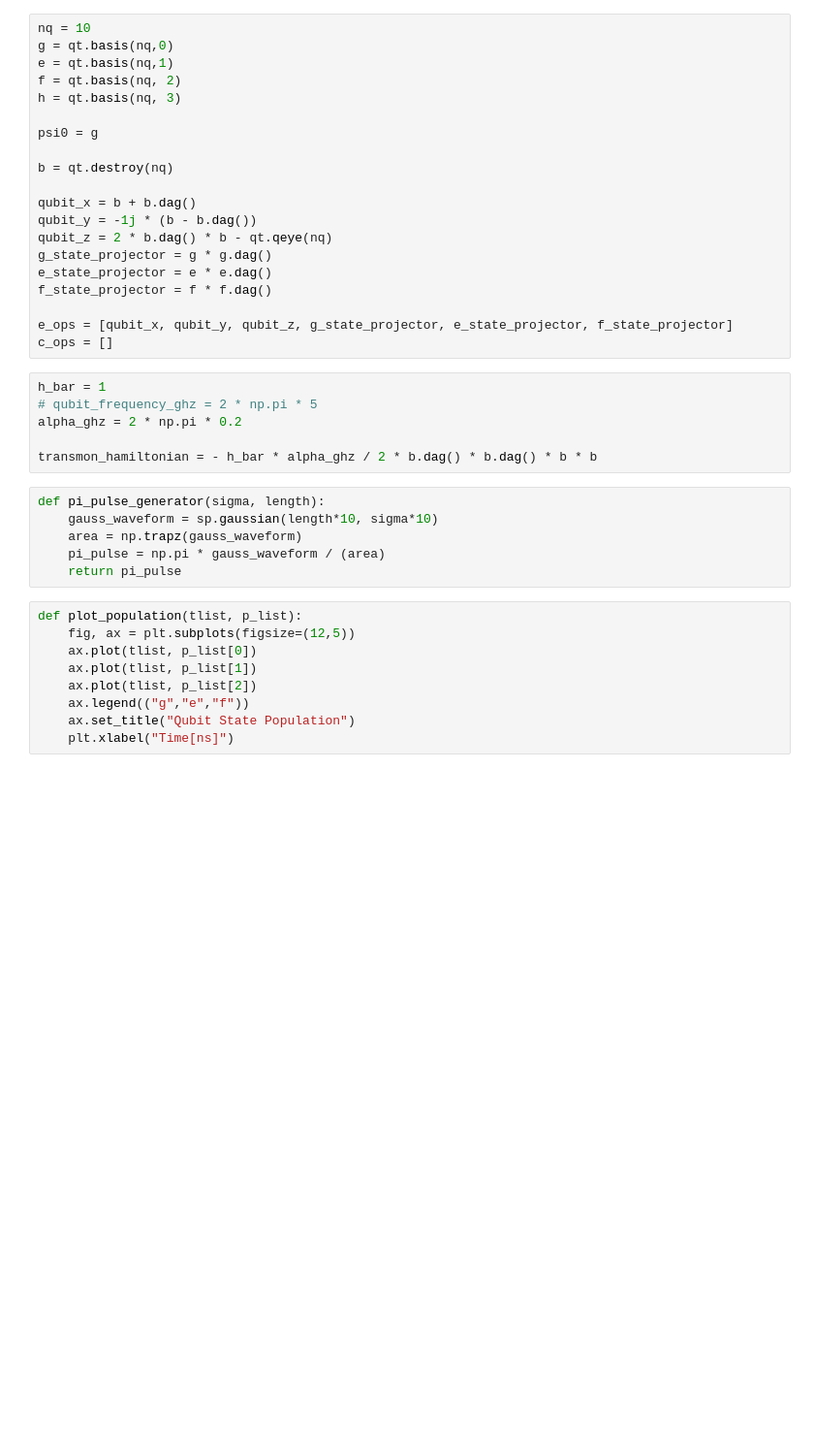
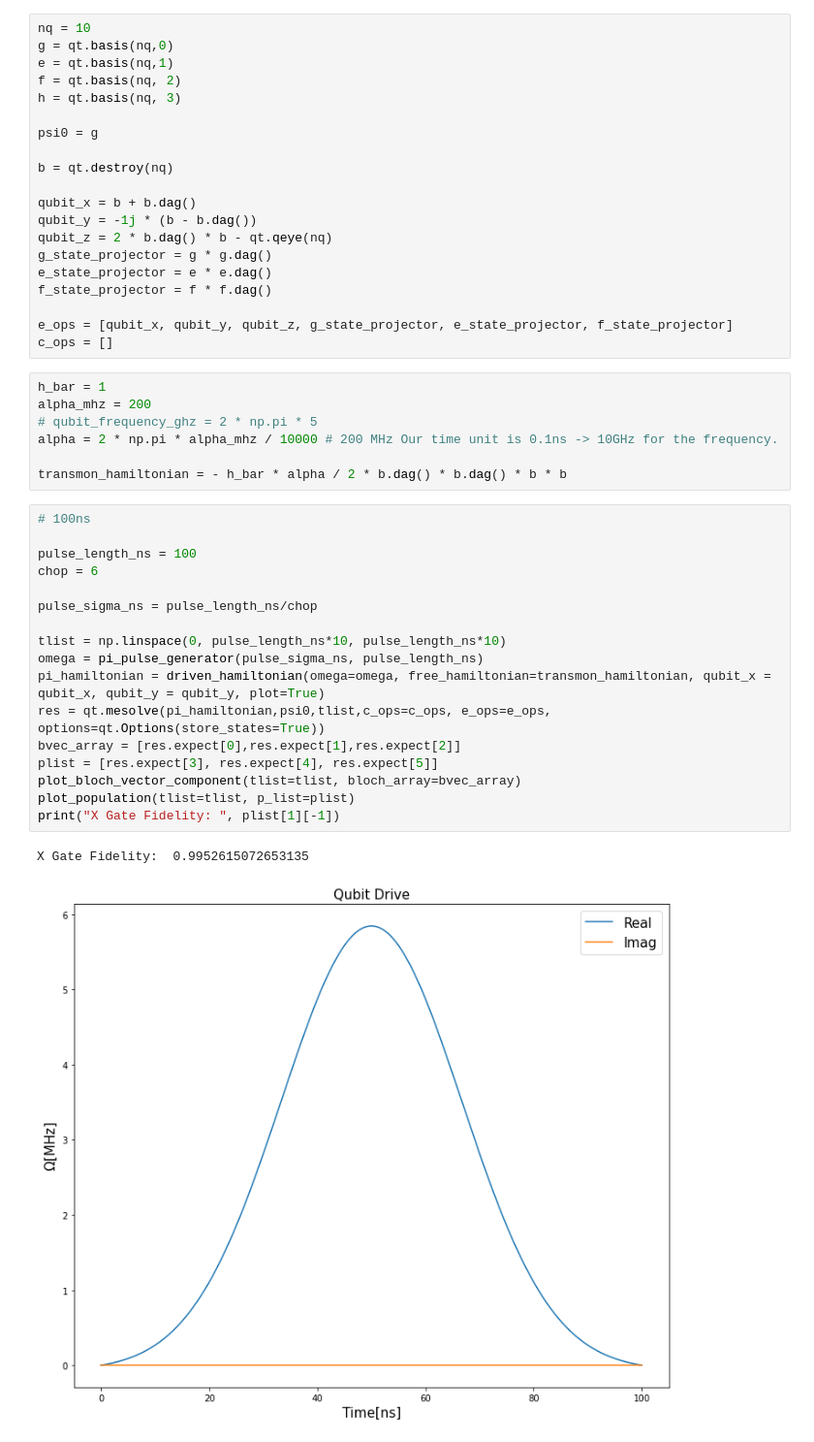
Before and after one commit to gkim23/kseamentoring, a Jupyter notebook: ksea_mentoring_9.ipynb, the cells around one changed output. Shown: that part at 97% size. Cells and saved outputs as stored; diff of their text form; blank space fills up the shorter version.

```diff
--- a/ksea_mentoring_9.ipynb
+++ b/ksea_mentoring_9.ipynb
@@ -30,22 +30,28 @@ e_ops = [qubit_x, qubit_y, qubit_z, g_state_projector, e_state_projector, f_stat
 c_ops = []
 # %%
 h_bar = 1
+alpha_mhz = 200
 # qubit_frequency_ghz = 2 * np.pi * 5
-alpha_ghz = 2 * np.pi * 0.2
+alpha = 2 * np.pi * alpha_mhz / 10000 # 200 MHz Our time unit is 0.1ns -> 10GHz for the frequency.
 
-transmon_hamiltonian = - h_bar * alpha_ghz / 2 * b.dag() * b.dag() * b * b
+transmon_hamiltonian = - h_bar * alpha / 2 * b.dag() * b.dag() * b * b
-# %%
-def pi_pulse_generator(sigma, length):
-    gauss_waveform = sp.gaussian(length*10, sigma*10)
-    area = np.trapz(gauss_waveform)
-    pi_pulse = np.pi * gauss_waveform / (area)
-    return pi_pulse
-# %%
-def plot_population(tlist, p_list):
-    fig, ax = plt.subplots(figsize=(12,5))
-    ax.plot(tlist, p_list[0])
-    ax.plot(tlist, p_list[1])
-    ax.plot(tlist, p_list[2])
-    ax.legend(("g","e","f"))
-    ax.set_title("Qubit State Population")
-    plt.xlabel("Time[ns]")
+# %%
+# 100ns
+
+pulse_length_ns = 100
+chop = 6
+
+pulse_sigma_ns = pulse_length_ns/chop
+
+tlist = np.linspace(0, pulse_length_ns*10, pulse_length_ns*10)
+omega = pi_pulse_generator(pulse_sigma_ns, pulse_length_ns)
+pi_hamiltonian = driven_hamiltonian(omega=omega, free_hamiltonian=transmon_hamiltonian, qubit_x = qubit_x, qubit_y = qubit_y, plot=True)
+res = qt.mesolve(pi_hamiltonian,psi0,tlist,c_ops=c_ops, e_ops=e_ops, options=qt.Options(store_states=True))
+bvec_array = [res.expect[0],res.expect[1],res.expect[2]]
+plist = [res.expect[3], res.expect[4], res.expect[5]]
+plot_bloch_vector_component(tlist=tlist, bloch_array=bvec_array)
+plot_population(tlist=tlist, p_list=plist)
+print("X Gate Fidelity: ", plist[1][-1])
+# %% [output]
+X Gate Fidelity:  0.9952615072653135
+[figure, added]
```
Also changed, not shown: parts of 7 cells of this notebook, 1 other file.
